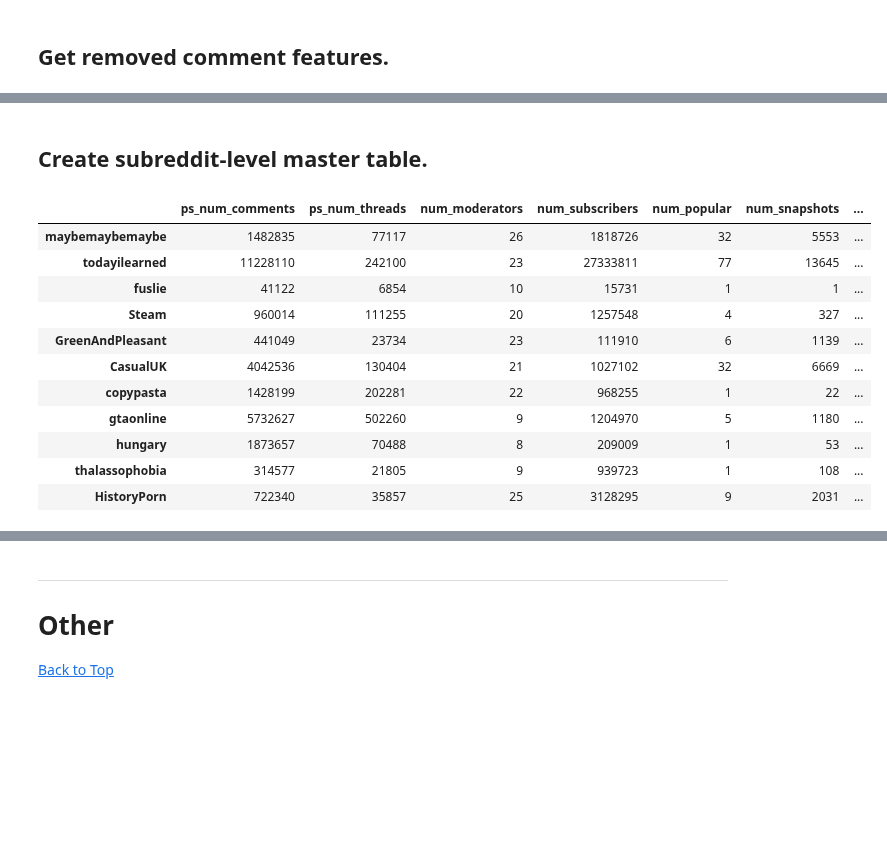
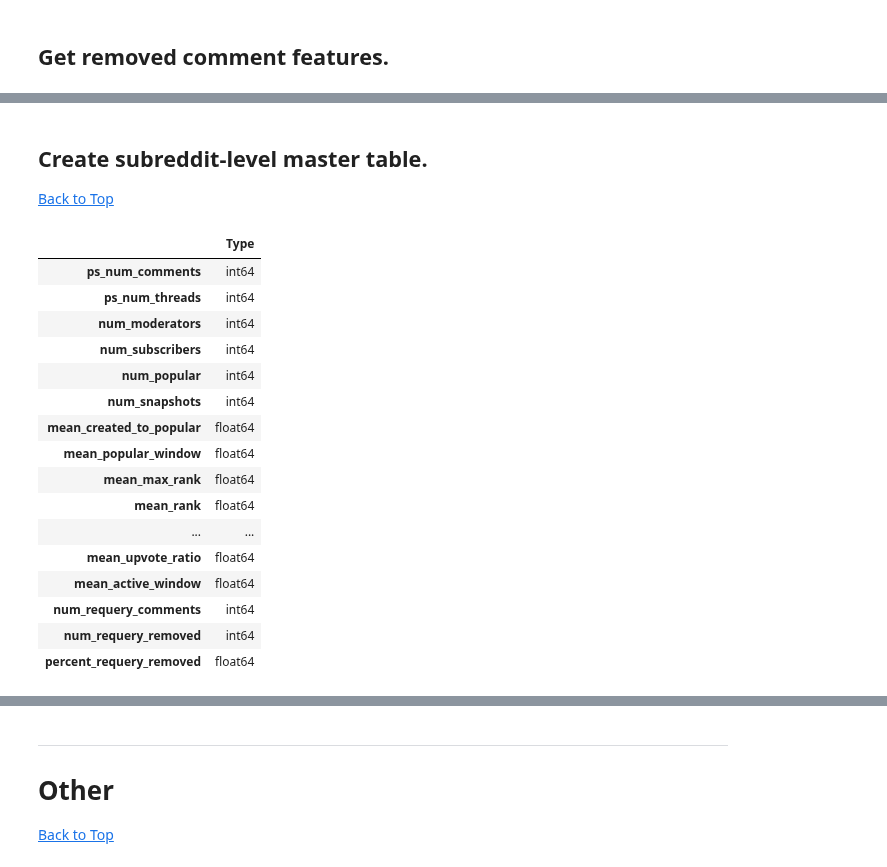
Before and after one commit to jackiec1998/resilient-communities, a Jupyter notebook: src/notebooks/new_analysis.ipynb, the cells around one changed output, grey strips where cells are left out. Cells and saved outputs as stored; diff of their text form; code cells hidden in the pictures; blank space fills up the shorter version.

```diff
--- a/src/notebooks/new_analysis.ipynb
+++ b/src/notebooks/new_analysis.ipynb
@@ -445,7 +447,9 @@ def get_pushshift_counts(subreddits):
             'ps_num_threads': ps_threads[subreddit].estimated_document_count()
         }
 
-    return pd.DataFrame.from_dict(pushshift, orient='index')
+    return pd.DataFrame.from_dict(pushshift, orient='index') \
+        .sort_values(by='ps_num_comments', ascending=False)
+
 
 ps_counts = get_pushshift_counts(STUDY_SUBREDDITS)
 ps_counts
@@ -476,7 +485,9 @@ def get_praw_features(subreddits):
             'num_subscribers': subreddit.subscribers
         }
 
-    return pd.DataFrame.from_dict(features, orient='index')
+    return pd.DataFrame.from_dict(features, orient='index') \
+        .sort_values(by='num_subscribers', ascending=False)
+
 
 praw_features = get_praw_features(STUDY_SUBREDDITS)
 praw_features
@@ -497,10 +513,10 @@ praw_features
 ## Get mean and max r/popular thread features.
 # %%
 def get_popular_subreddit_features():
-    assert popular_thread_features is not None, 'Run get_popular_thread_features().'
+    assert thread_master is not None, 'Run get_thread_master().'
 
-    return popular_thread_features.groupby('subreddit').agg({
-        'id': 'count',
+    return thread_master.groupby('subreddit').agg({
+        'title': 'count',
         'num_snapshots': 'sum',
         'created_to_popular': 'mean',
         'popular_window': 'mean',
@@ -509,22 +525,20 @@ def get_popular_subreddit_features():
         'max_upvotes': 'mean',
         'mean_upvotes': 'mean',
         'max_upvote_ratio': 'mean',
-        'mean_upvote_ratio': 'mean'
+        'mean_upvote_ratio': 'mean',
+        'active_window': 'mean'
     }).rename(columns={
-        'id': 'num_popular',
+        'title': 'num_popular',
         'popular_window': 'mean_popular_window',
         'created_to_popular': 'mean_created_to_popular',
         'max_rank': 'mean_max_rank',
         'max_upvotes': 'mean_max_upvotes',
-        'max_upvote_ratio': 'mean_max_upvote_ratio'
+        'max_upvote_ratio': 'mean_max_upvote_ratio',
+        'active_window': 'mean_active_window'
     })
 
 popular_subreddit_features = get_popular_subreddit_features() \
     .sort_values('num_popular', ascending=False)
-display(popular_subreddit_features[['num_popular', 'num_snapshots']])
-display(popular_subreddit_features[['mean_created_to_popular', 'mean_popular_window']])
-display(popular_subreddit_features[['mean_max_rank', 'mean_rank']])
-display(popular_subreddit_features[['mean_max_upvotes', 'mean_upvotes']])
-display(popular_subreddit_features[['mean_max_upvote_ratio', 'mean_upvote_ratio']])
+display(popular_subreddit_features[['num_popular', 'mean_popular_window', 'mean_active_window']])
 display(popular_subreddit_features.dtypes.to_frame().rename(columns={0: 'Type'}))
 # %% [output]
@@ -628,9 +591,10 @@ def get_requery_features():
             'percent_requery_removed': counts[True] / comments.shape[0]
         }
 
-    return pd.DataFrame.from_dict(requery, orient='index')
+    return pd.DataFrame.from_dict(requery, orient='index') \
+        .sort_values('percent_requery_removed', ascending=False)
 
 requery_features = get_requery_features()
-requery_features.sort_values('num_requery_comments', ascending=False)
+requery_features
 # %% [output]
 |  | num_requery_comments | num_requery_removed | percent_requery_removed |
@@ -648,33 +612,40 @@ requery_features.sort_values('num_requery_comments', ascending=False)
 100 rows × 3 columns
 # %% [markdown]
 ## Create subreddit-level master table.
+[Back to Top](#top)
+<a id="subreddit_master"></a>
 # %%
 def get_subreddit_master(subreddits):
 
     assert ps_counts is not None, 'Run get_pushshift_counts().'
     assert praw_features is not None, 'Run get_praw_features().'
     assert popular_subreddit_features is not None, 'Run get_popular_subreddit_features().'
     assert requery_features is not None, 'Run get_requery_features().'
 
     return pd.DataFrame(index=subreddits) \
         .join(ps_counts) \
         .join(praw_features) \
         .join(popular_subreddit_features) \
-        .join(requery_features)
+        .join(requery_features) \
+        .sort_values(by='num_popular', ascending=False)
 
 subreddit_master = get_subreddit_master(STUDY_SUBREDDITS)
-display(subreddit_master)
 display(subreddit_master.dtypes.to_frame().rename(columns={0: 'Type'}))
 # %% [output]
-|  | ps_num_comments | ps_num_threads | num_moderators | num_subscribers | num_popular | num_snapshots | ... |
-| maybemaybemaybe | 1482835 | 77117 | 26 | 1818726 | 32 | 5553 | ... |
-| todayilearned | 11228110 | 242100 | 23 | 27333811 | 77 | 13645 | ... |
-| fuslie | 41122 | 6854 | 10 | 15731 | 1 | 1 | ... |
-| Steam | 960014 | 111255 | 20 | 1257548 | 4 | 327 | ... |
-| GreenAndPleasant | 441049 | 23734 | 23 | 111910 | 6 | 1139 | ... |
-| CasualUK | 4042536 | 130404 | 21 | 1027102 | 32 | 6669 | ... |
-| copypasta | 1428199 | 202281 | 22 | 968255 | 1 | 22 | ... |
-| gtaonline | 5732627 | 502260 | 9 | 1204970 | 5 | 1180 | ... |
-| hungary | 1873657 | 70488 | 8 | 209009 | 1 | 53 | ... |
-| thalassophobia | 314577 | 21805 | 9 | 939723 | 1 | 108 | ... |
-| HistoryPorn | 722340 | 35857 | 25 | 3128295 | 9 | 2031 | ... |
+|  | Type |
+| ps_num_comments | int64 |
+| ps_num_threads | int64 |
+| num_moderators | int64 |
+| num_subscribers | int64 |
+| num_popular | int64 |
+| num_snapshots | int64 |
+| mean_created_to_popular | float64 |
+| mean_popular_window | float64 |
+| mean_max_rank | float64 |
+| mean_rank | float64 |
+| ... | ... |
+| mean_upvote_ratio | float64 |
+| mean_active_window | float64 |
+| num_requery_comments | int64 |
+| num_requery_removed | int64 |
+| percent_requery_removed | float64 |
```
Also changed, not shown: parts of 30 cells of this notebook, 9 other files.
